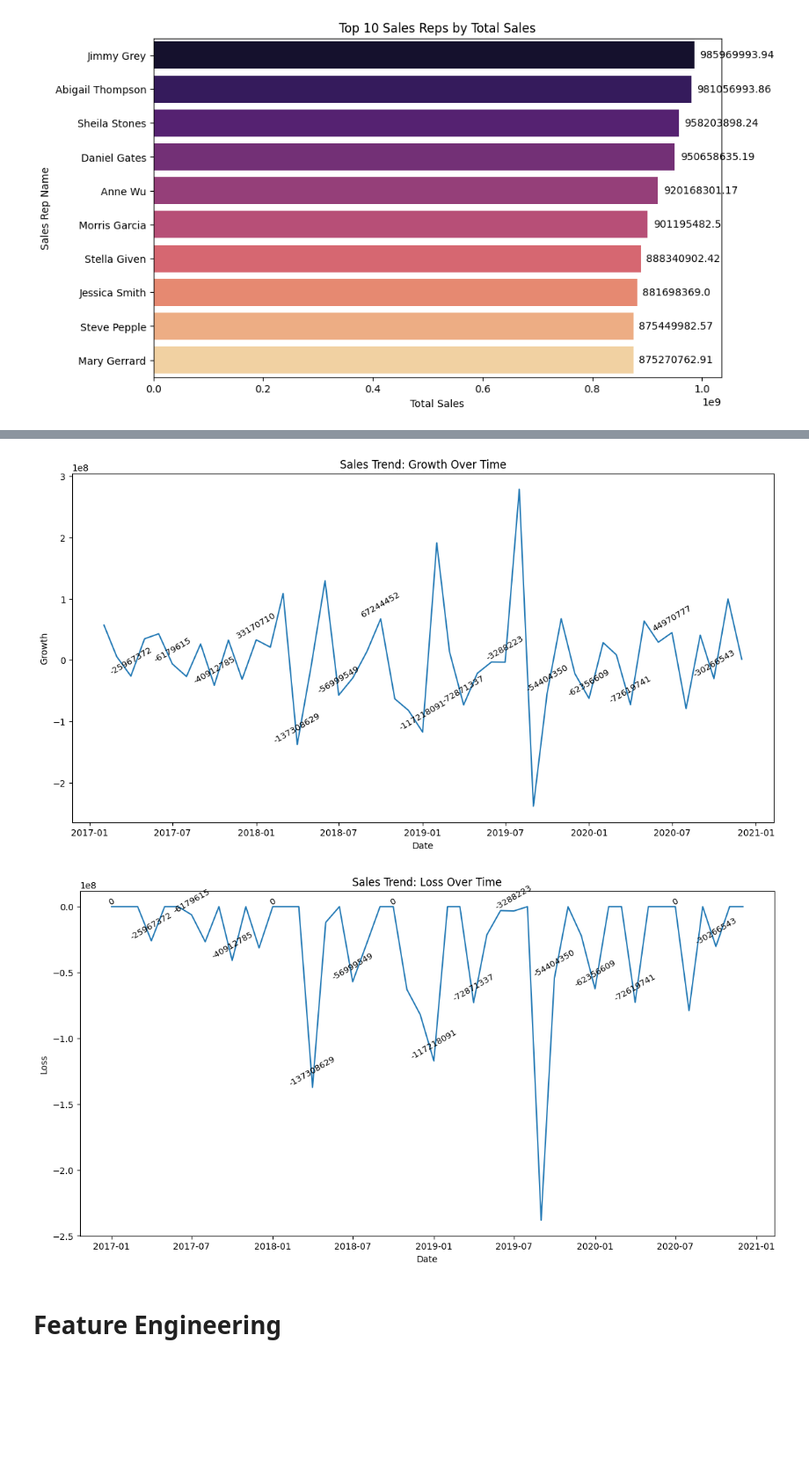
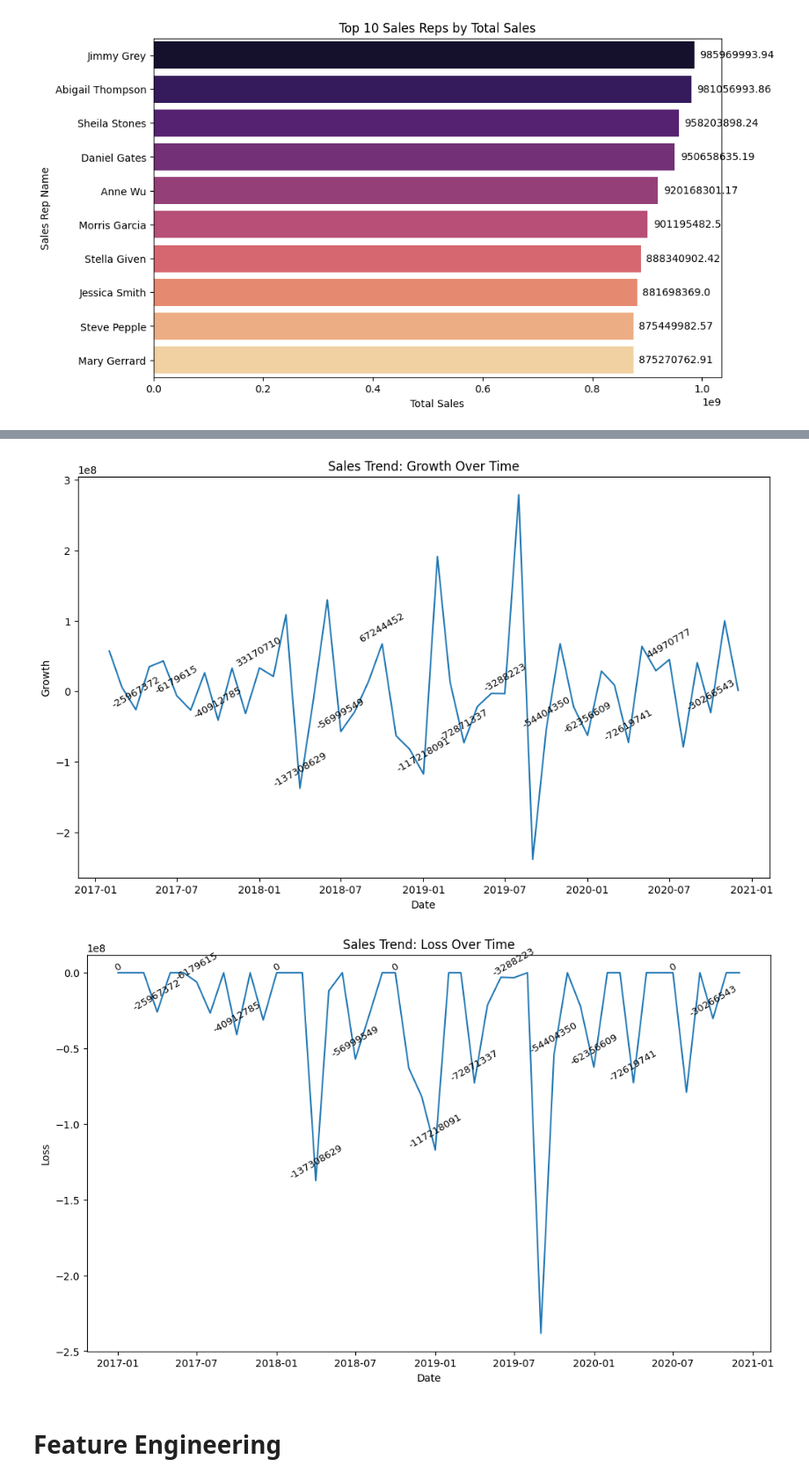
Before and after one commit to Mipjeiger/pharmacy-ml-engineer-end-to-end-enterprise-project, a Jupyter notebook: notebook/eda.ipynb, the cells around one changed output, grey strips where cells are left out. Shown at 88% size. Cells and saved outputs as stored; diff of their text form; code cells hidden in the pictures; blank space fills up the shorter version.

```diff
--- a/notebook/eda.ipynb
+++ b/notebook/eda.ipynb
@@ -138,30 +138,30 @@ plt.show()
 # %%
 # Function for count agregation sales trend (sum, mean, meadian, growth, loss)
 
 def sales_trend_analysis(df):
     df['date'] = pd.to_datetime(df['year'].astype(str) + '-' + df['month'].astype(str), format='%Y-%m')
     trend = df.groupby('date')['sales'].agg(['sum', 'mean', 'median']).reset_index()
     trend['growth'] = trend['sum'].diff()
     trend['loss'] = trend['growth'].apply(lambda x: x if x < 0 else 0)
     return trend
 
 # usage and visualize
 sales_trend = sales_trend_analysis(df)
 
 for col in ['growth', 'loss']: # we can modified to call other columns like sum, mean, median
-    plt.figure(figsize=(14, 7))
+    plt.figure(figsize=(12, 7))
     ax = sns.lineplot(data=sales_trend, x='date', y=col)
     plt.title(f'Sales Trend: {col.capitalize()} Over Time')
     plt.xlabel('Date')
     plt.ylabel(col.capitalize())
     # only show annotation on every 3rd month point
     for i, (x, y) in enumerate(zip(sales_trend['date'], sales_trend[col])):
         if i % 3 == 0: # show per trimester
             plt.text(x, y, f'{y:.0f}', ha='center', va='bottom', fontsize=9.5, color='black', rotation=30)
     plt.show()
 # %% [output]
-[figure, old version]
+[figure, new version]
-[figure, old version]
+[figure, new version]
 # %% [markdown]
 # Feature Engineering
 # %%
```
Also changed, not shown: parts of 2 cells of this notebook, 8 other files.
